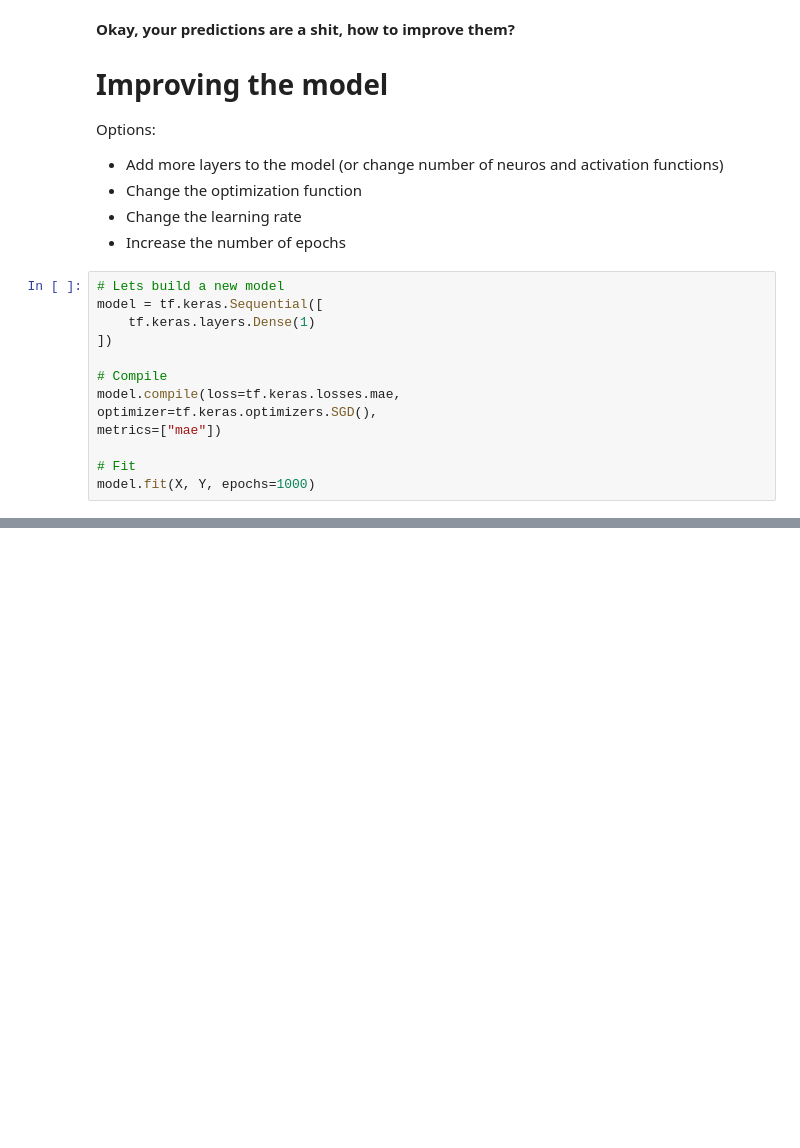
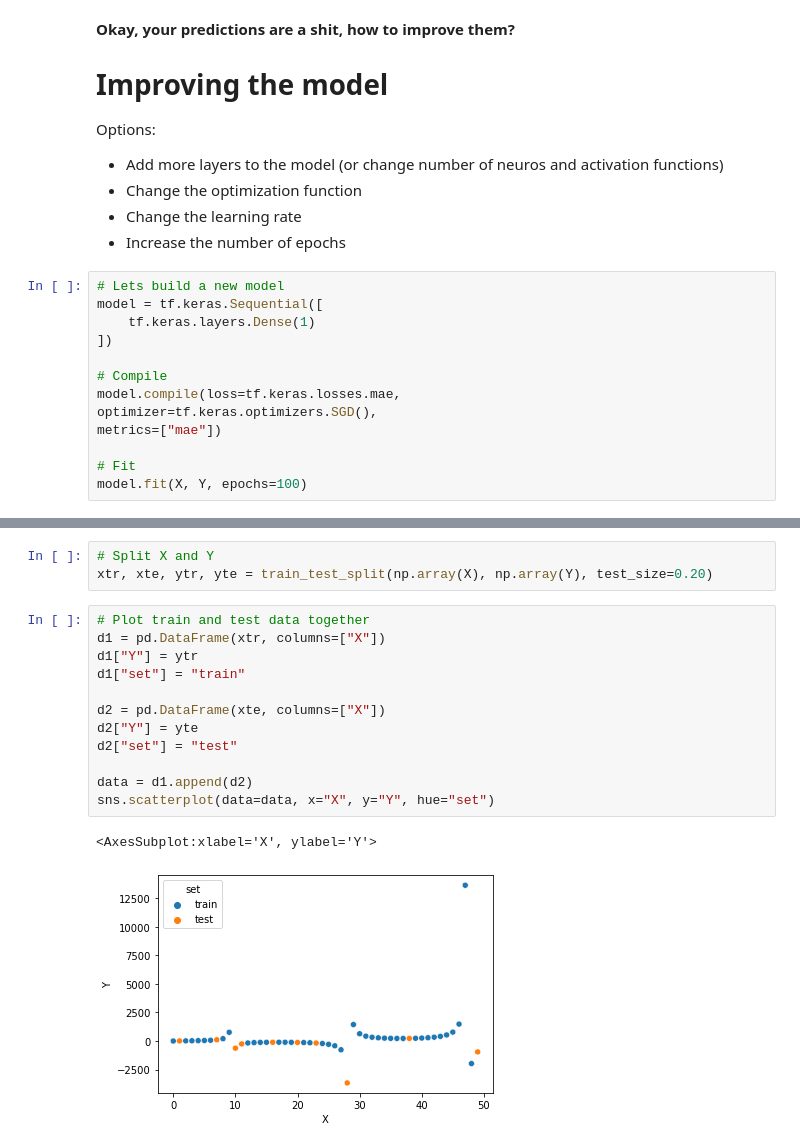
Before and after one commit to PedroCtba/tensorflow-certification-course, a Jupyter notebook: notebooks/01_Regression.ipynb, the cells around one changed output, grey strips where cells are left out. Drawn from its saved outputs; the diff is of its cells as text; blank space fills up the shorter version.

Commit message:
build: add more information and code about model evaluation at regression notebook

```diff
--- a/notebooks/01_Regression.ipynb
+++ b/notebooks/01_Regression.ipynb
@@ -96,4 +128,4 @@ optimizer=tf.keras.optimizers.SGD(),
 metrics=["mae"])
 
 # Fit
-model.fit(X, Y, epochs=1000)
+model.fit(X, Y, epochs=100)
@@ -99,0 +168,18 @@ model.fit(X, Y, epochs=1000)
+# %%
+# Split X and Y
+xtr, xte, ytr, yte = train_test_split(np.array(X), np.array(Y), test_size=0.20)
+# %%
+# Plot train and test data together
+d1 = pd.DataFrame(xtr, columns=["X"])
+d1["Y"] = ytr
+d1["set"] = "train"
+
+d2 = pd.DataFrame(xte, columns=["X"])
+d2["Y"] = yte
+d2["set"] = "test"
+
+data = d1.append(d2)
+sns.scatterplot(data=data, x="X", y="Y", hue="set")
+# %% [output]
+<AxesSubplot:xlabel='X', ylabel='Y'>
+[figure, added]
```
Also changed, not shown: parts of 12 cells of this notebook.
